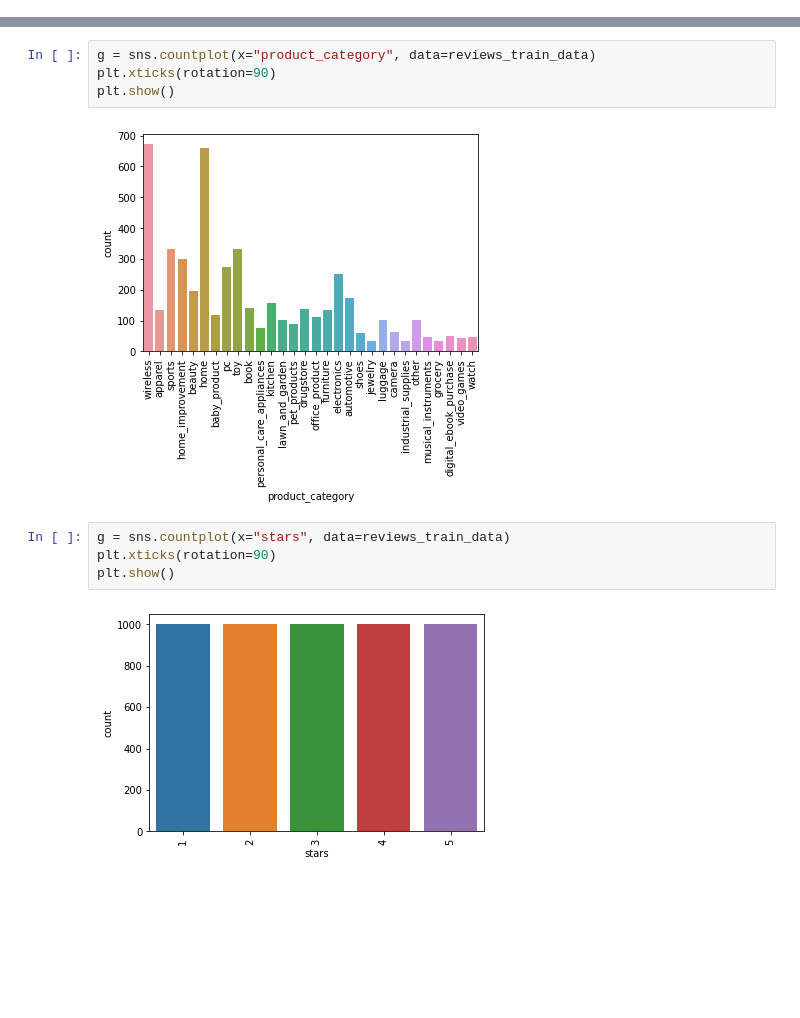
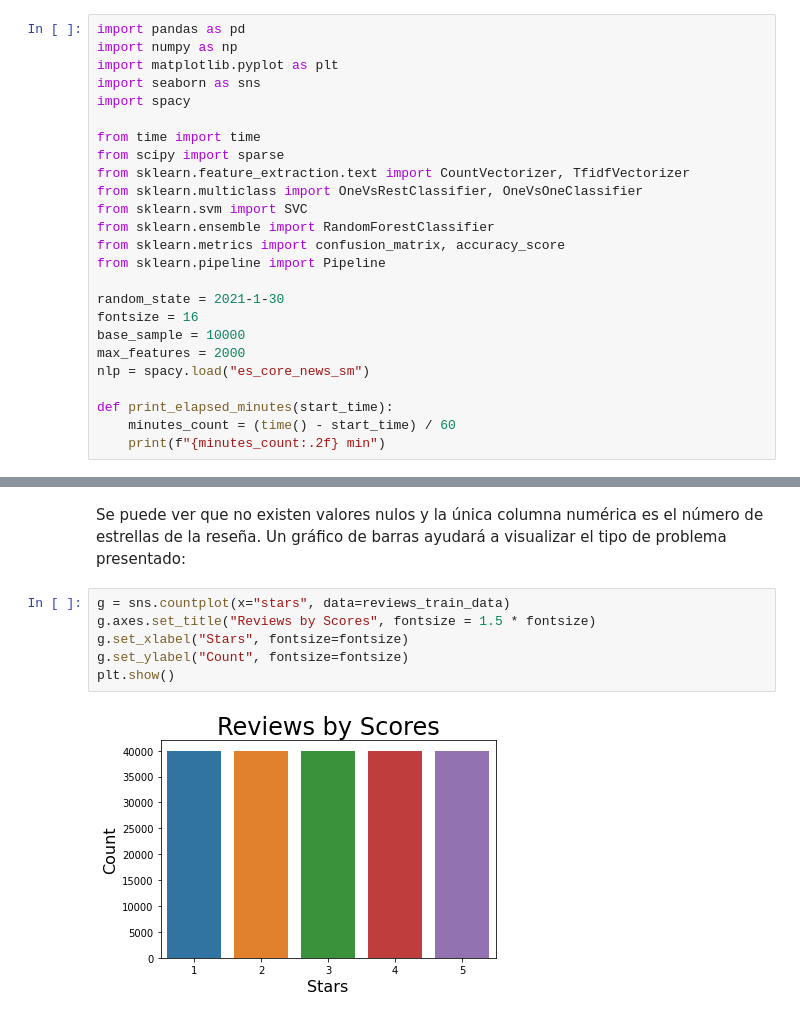
Before and after one commit to ricardoleoncorreia/amazon-review-score-predictor, a Jupyter notebook: DS_Proyecto_03_NLP.ipynb, the cells around one changed output, grey strips where cells are left out. Drawn from its saved outputs; the diff is of its cells as text; blank space fills up the shorter version.

```diff
--- a/DS_Proyecto_03_NLP.ipynb
+++ b/DS_Proyecto_03_NLP.ipynb
@@ -35,0 +34,25 @@ lemmatize_data = False
+# %%
+import pandas as pd
+import numpy as np
+import matplotlib.pyplot as plt
+import seaborn as sns
+import spacy
+
+from time import time
+from scipy import sparse
+from sklearn.feature_extraction.text import CountVectorizer, TfidfVectorizer
+from sklearn.multiclass import OneVsRestClassifier, OneVsOneClassifier
+from sklearn.svm import SVC
+from sklearn.ensemble import RandomForestClassifier
+from sklearn.metrics import confusion_matrix, accuracy_score
+from sklearn.pipeline import Pipeline
+
+random_state = 2021-1-30
+fontsize = 16
+base_sample = 10000
+max_features = 2000
+nlp = spacy.load("es_core_news_sm")
+
+def print_elapsed_minutes(start_time):
+    minutes_count = (time() - start_time) / 60
+    print(f"{minutes_count:.2f} min")
@@ -64,12 +91,11 @@ memory usage: 312.6+ KB
-# %%
-g = sns.countplot(x="product_category", data=reviews_train_data)
-plt.xticks(rotation=90)
-plt.show()
-# %% [output]
-[figure, removed]
-# %%
-g = sns.countplot(x="stars", data=reviews_train_data)
-plt.xticks(rotation=90)
-plt.show()
-# %% [output]
-[figure, removed]
+# %% [markdown]
+Se puede ver que no existen valores nulos y la única columna numérica es el número de estrellas de la reseña.
+Un gráfico de barras ayudará a visualizar el tipo de problema presentado:
+# %%
+g = sns.countplot(x="stars", data=reviews_train_data)
+g.axes.set_title("Reviews by Scores", fontsize = 1.5 * fontsize)
+g.set_xlabel("Stars", fontsize=fontsize)
+g.set_ylabel("Count", fontsize=fontsize)
+plt.show()
+# %% [output]
+[figure, added]
```
Also changed, not shown: parts of 71 cells of this notebook.
